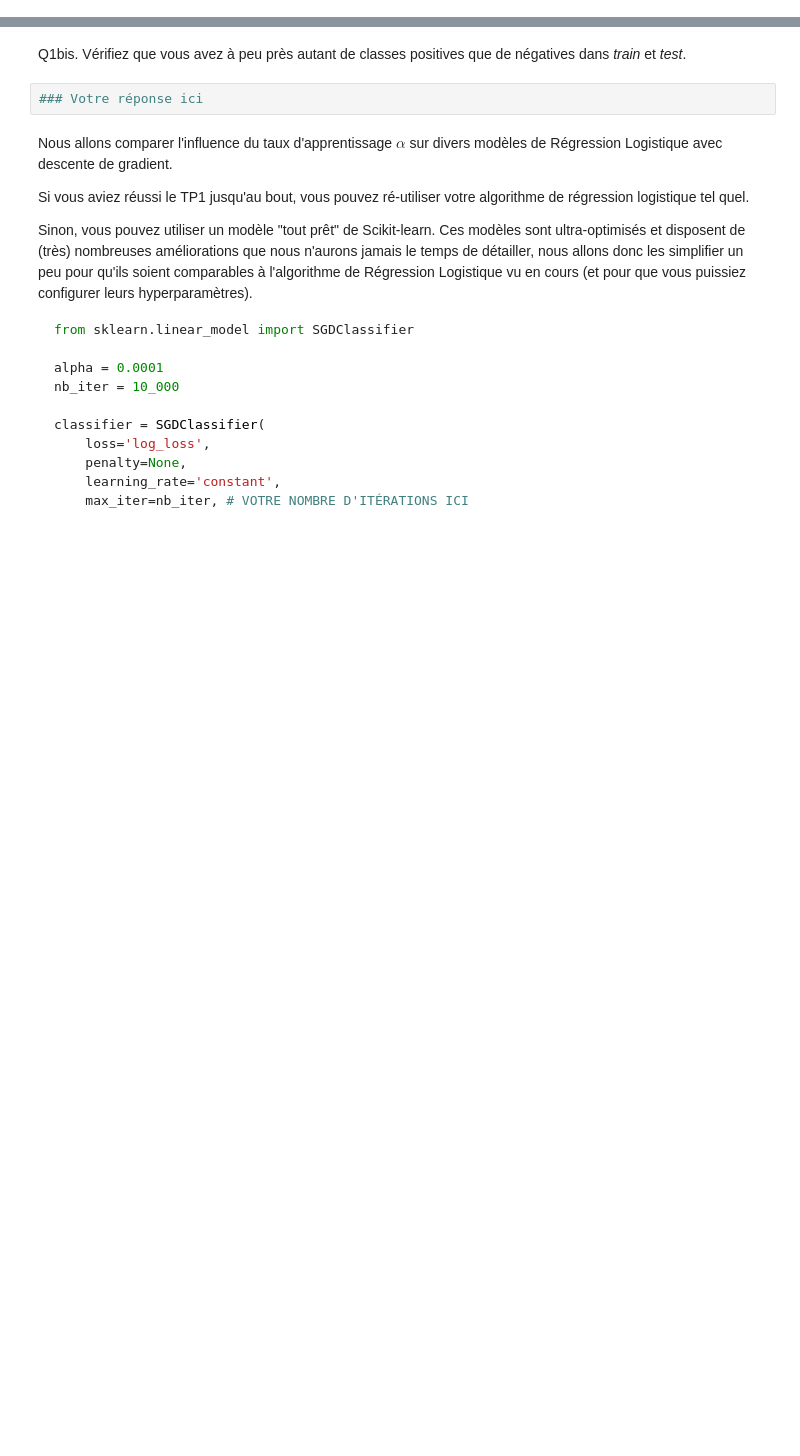
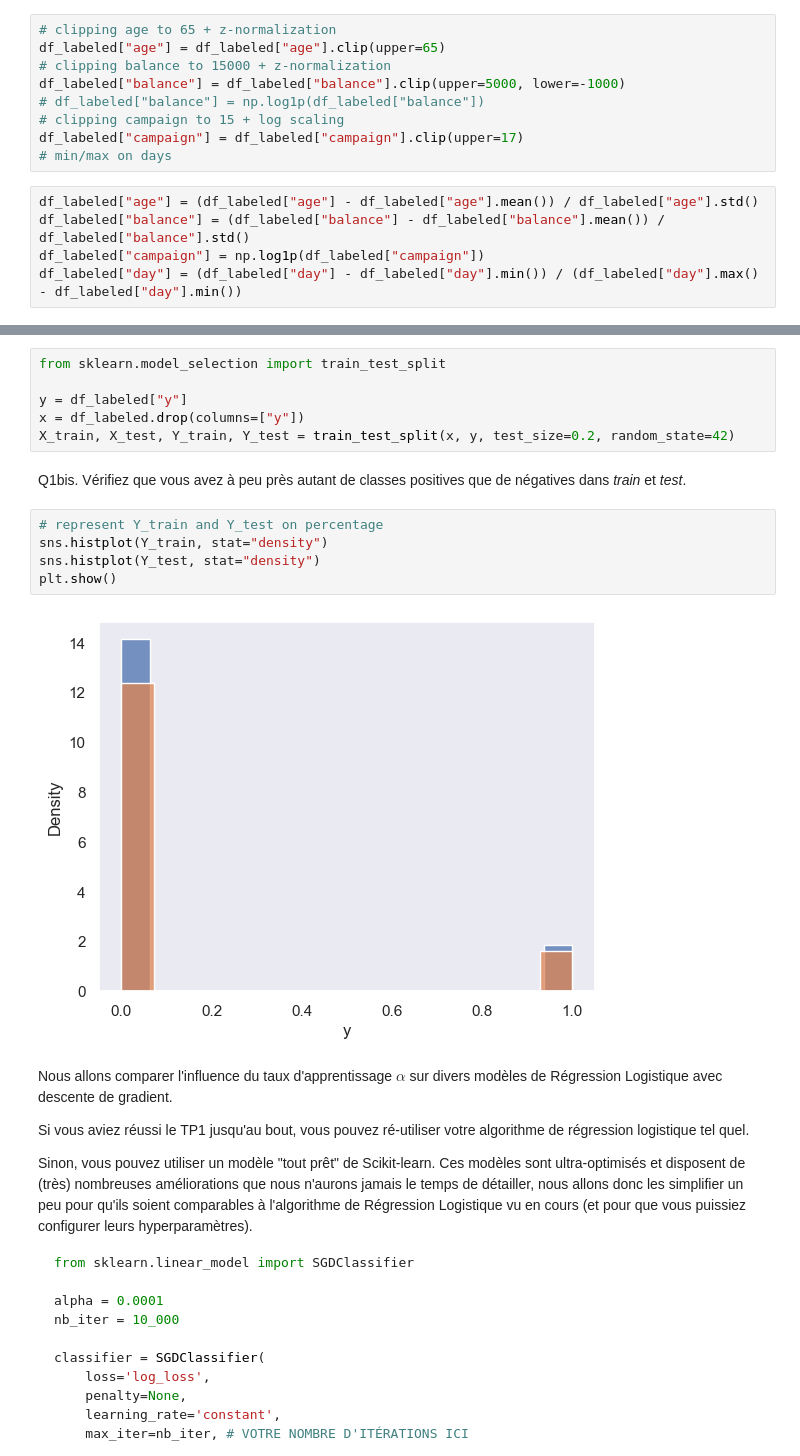
Before and after one commit to jo-pouradier/machine-learning-cpe, a Jupyter notebook: tp2.ipynb, the cells around one changed output, grey strips where cells are left out. Saved outputs shown, nothing was run; the diff lists cells and outputs as text; blank space fills up the shorter version.

```diff
--- a/tp2.ipynb
+++ b/tp2.ipynb
@@ -282,3 +343,17 @@ Par exemple, si la colonne s'appelait `"job"` et que l'on a les valeurs `["comme
+# %%
+# clipping age to 65 + z-normalization
+df_labeled["age"] = df_labeled["age"].clip(upper=65)
+# clipping balance to 15000 + z-normalization
+df_labeled["balance"] = df_labeled["balance"].clip(upper=5000, lower=-1000)
+# df_labeled["balance"] = np.log1p(df_labeled["balance"])
+# clipping campaign to 15 + log scaling
+df_labeled["campaign"] = df_labeled["campaign"].clip(upper=17)
+# min/max on days
+# %%
+df_labeled["age"] = (df_labeled["age"] - df_labeled["age"].mean()) / df_labeled["age"].std()
+df_labeled["balance"] = (df_labeled["balance"] - df_labeled["balance"].mean()) / df_labeled["balance"].std()
+df_labeled["campaign"] = np.log1p(df_labeled["campaign"])
+df_labeled["day"] = (df_labeled["day"] - df_labeled["day"].min()) / (df_labeled["day"].max() - df_labeled["day"].min())
 # %% [markdown]
 ## Exercice 3 : Apprentissage d'un modèle et mesures de performance
 
@@ -296,7 +369,18 @@ Vous pouvez vous aider de la fonction [`sklearn.model_selection.train_test_split
+# %%
+from sklearn.model_selection import train_test_split
+
+y = df_labeled["y"]
+x = df_labeled.drop(columns=["y"])
+X_train, X_test, Y_train, Y_test = train_test_split(x, y, test_size=0.2, random_state=42)
 # %% [markdown]
 Q1bis. Vérifiez que vous avez à peu près autant de classes positives que de négatives dans *train* et *test*.
-# %%
-### Votre réponse ici
+# %%
+# represent Y_train and Y_test on percentage
+sns.histplot(Y_train, stat="density")
+sns.histplot(Y_test, stat="density")
+plt.show()
+# %% [output]
+[figure, added]
 # %% [markdown]
 Nous allons comparer l'influence du taux d'apprentissage $\alpha$ sur divers modèles de Régression Logistique avec descente de gradient.
 
```
Also changed, not shown: parts of 5 cells of this notebook.
